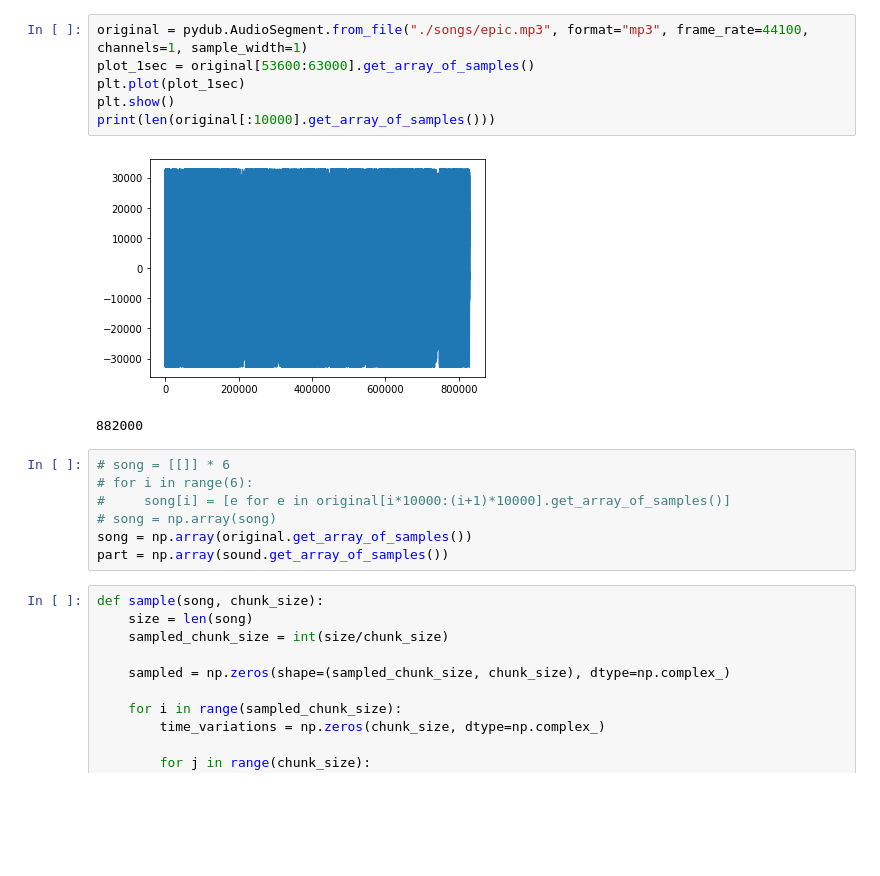
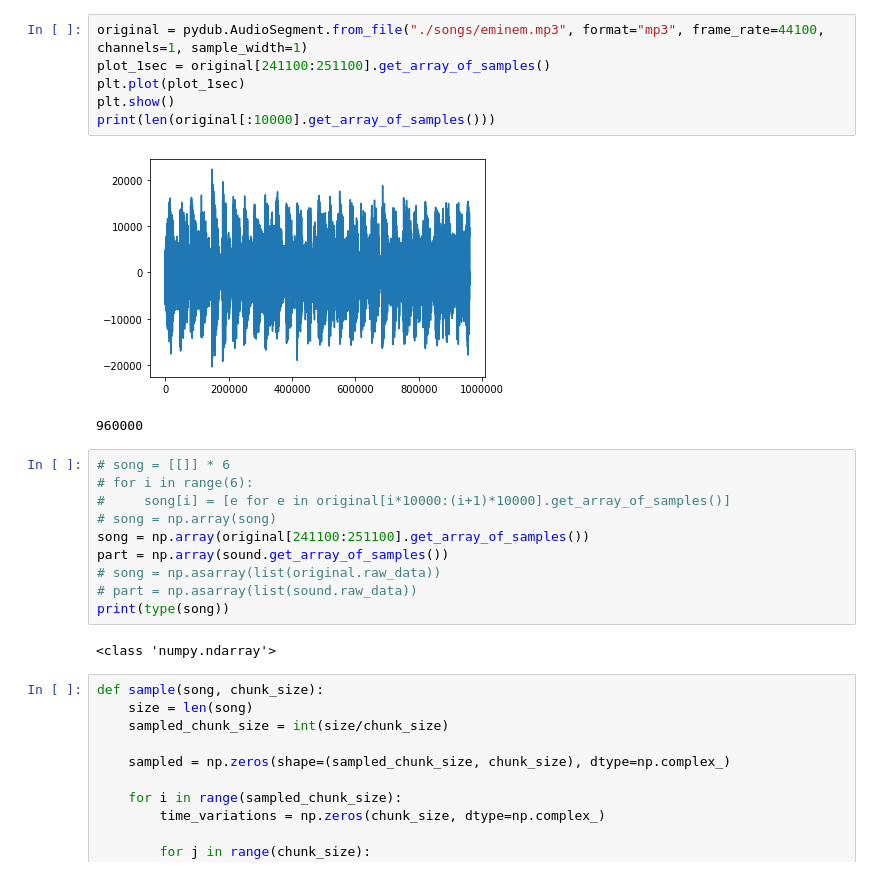
Before and after one commit to Owliie/Smart-Radio, a Jupyter notebook: experiments/Testing_algorithm.ipynb, the cells around one changed output. Drawn from its saved outputs; the diff is of its cells as text; blank space fills up the shorter version.

```diff
--- a/experiments/Testing_algorithm.ipynb
+++ b/experiments/Testing_algorithm.ipynb
@@ -16,20 +17,25 @@ print(len(sound[:10000].get_array_of_samples()))
 960000
 # %%
-original = pydub.AudioSegment.from_file("./songs/epic.mp3", format="mp3", frame_rate=44100, channels=1, sample_width=1)
-plot_1sec = original[53600:63000].get_array_of_samples()
+original = pydub.AudioSegment.from_file("./songs/eminem.mp3", format="mp3", frame_rate=44100, channels=1, sample_width=1)
+plot_1sec = original[241100:251100].get_array_of_samples()
 plt.plot(plot_1sec)
 plt.show()
 print(len(original[:10000].get_array_of_samples()))
 # %% [output]
-[figure, old version]
+[figure, new version]
-882000
+960000
 # %%
 # song = [[]] * 6
 # for i in range(6):
 #     song[i] = [e for e in original[i*10000:(i+1)*10000].get_array_of_samples()]
 # song = np.array(song)
-song = np.array(original.get_array_of_samples())
+song = np.array(original[241100:251100].get_array_of_samples())
 part = np.array(sound.get_array_of_samples())
+# song = np.asarray(list(original.raw_data))
+# part = np.asarray(list(sound.raw_data))
+print(type(song))
+# %% [output]
+<class 'numpy.ndarray'>
 # %%
 def sample(song, chunk_size):
     size = len(song)
```
Also changed, not shown: parts of 12 cells of this notebook, 1 other file.
